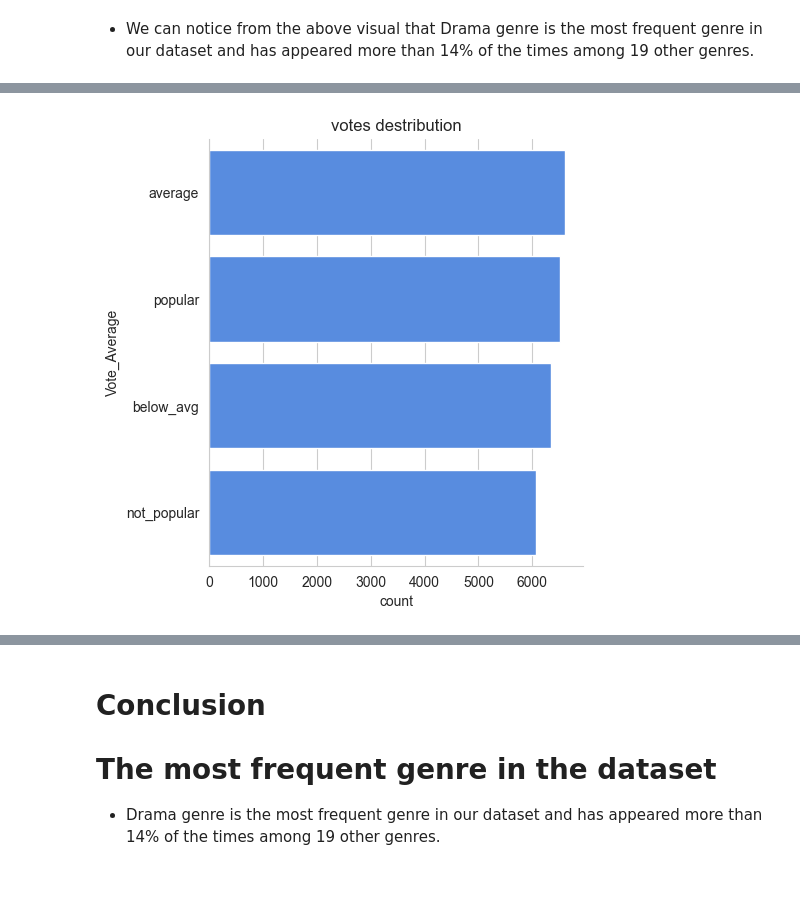
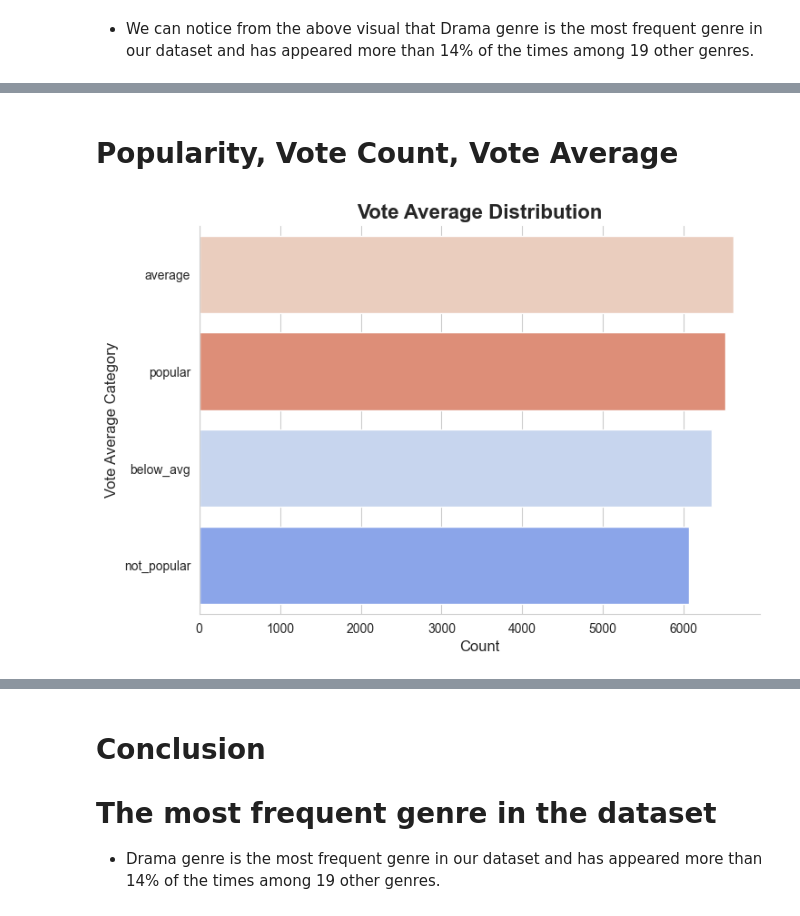
Before and after one commit to omjaikumar23/Netflix-Data-Analysis, a Jupyter notebook: netflix_data_analysis.ipynb, the cells around one changed output, grey strips where cells are left out. Drawn from its saved outputs; the diff is of its cells as text; code cells hidden in the pictures; blank space fills up the shorter version.

```diff
--- a/netflix_data_analysis.ipynb
+++ b/netflix_data_analysis.ipynb
@@ -304,9 +344,36 @@ plt.show()
+# %% [markdown]
+# **Popularity, Vote Count, Vote Average**
 # %%
 # visualizing vote_average column
-sns.catplot(y = 'Vote_Average', data = df, kind = 'count',
- order = df['Vote_Average'].value_counts().index,
- color = '#4287f5')
-plt.title('votes Distribution')
+#sns.catplot(y = 'Vote_Average', data = df, kind = 'count',
+ #order = df['Vote_Average'].value_counts().index,
+ #color = '#4287f5')
+#plt.title('votes Distribution')
+#plt.show()
+
+
+# Set the style
+sns.set_style('whitegrid')
+
+# Create the count plot with a professional and eye-catching palette
+sns.catplot(
+    y='Vote_Average',
+    data=df,
+    kind='count',
+    hue='Vote_Average',
+    order=df['Vote_Average'].value_counts().index,
+    palette='coolwarm',  # Professional dual-tone color palette
+    height=5,
+    aspect=1.5,
+    legend=False  # Hide legend since hue and y are the same
+)
+
+# Add titles and labels with enhanced font sizes
+plt.title('Vote Average Distribution', fontsize=16, fontweight='bold')
+plt.xlabel('Count', fontsize=12)
+plt.ylabel('Vote Average Category', fontsize=12)
+
+# Show the plot
 plt.show()
 # %% [output]
-[figure, old version]
+[figure, new version]
```
Also changed, not shown: parts of 34 cells of this notebook.
